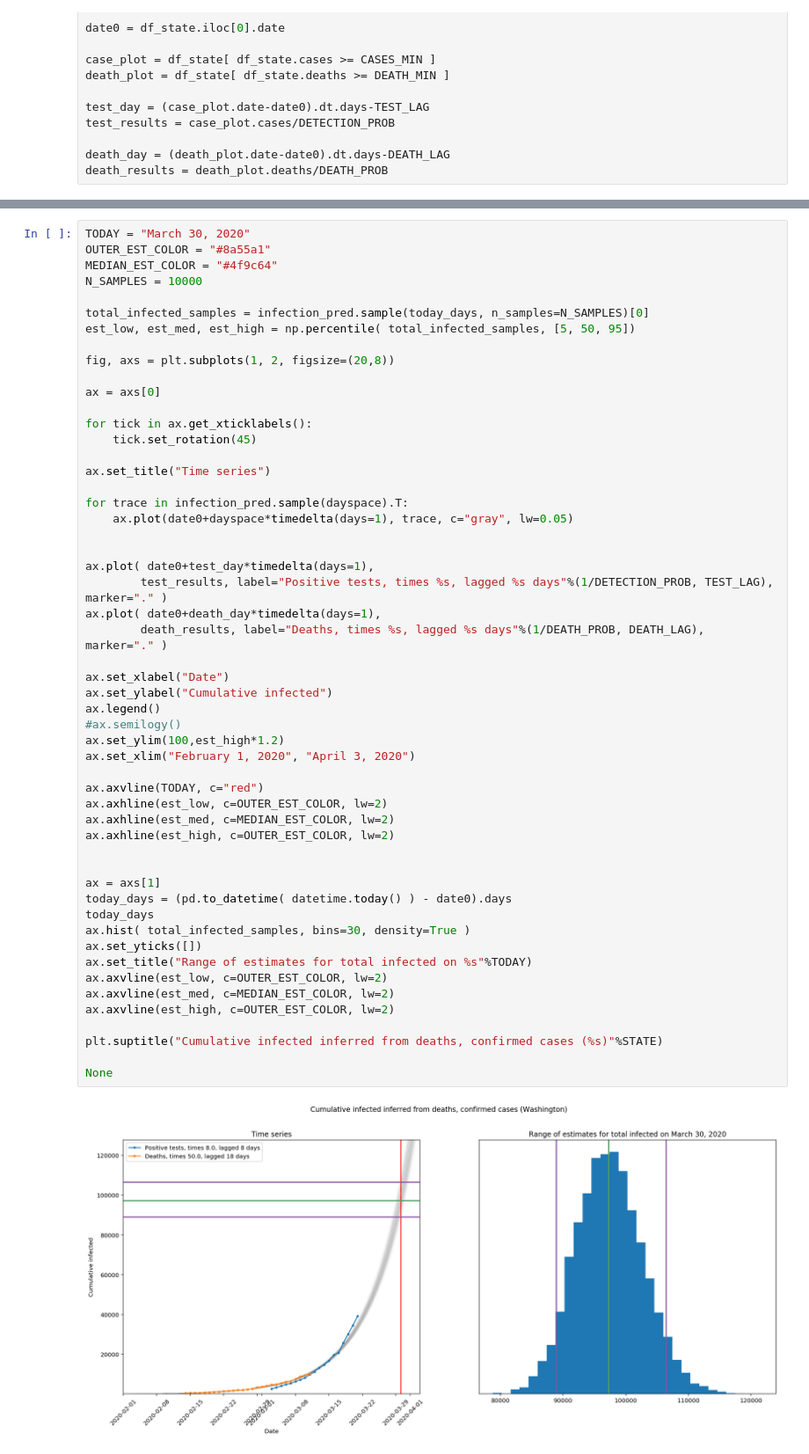
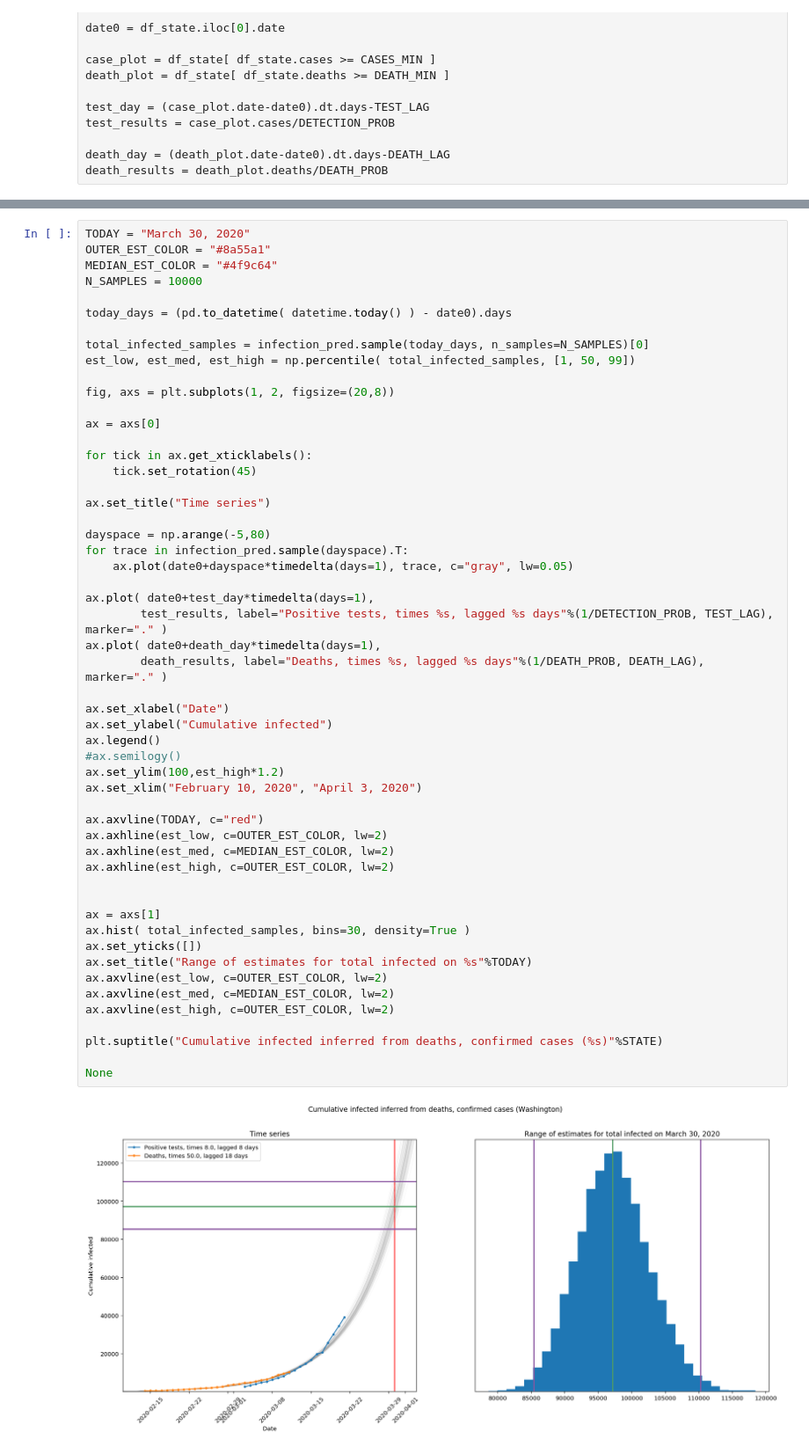
Before and after one commit to bmander/covid-notebooks, a Jupyter notebook: current_estimate.ipynb, the cells around one changed output, grey strips where cells are left out. Shown: that part at 88% size. Cells and saved outputs as stored; diff of their text form.

```diff
--- a/current_estimate.ipynb
+++ b/current_estimate.ipynb
@@ -148,8 +87,10 @@ OUTER_EST_COLOR = "#8a55a1"
 MEDIAN_EST_COLOR = "#4f9c64"
 N_SAMPLES = 10000
 
+today_days = (pd.to_datetime( datetime.today() ) - date0).days
+
 total_infected_samples = infection_pred.sample(today_days, n_samples=N_SAMPLES)[0]
-est_low, est_med, est_high = np.percentile( total_infected_samples, [5, 50, 95])
+est_low, est_med, est_high = np.percentile( total_infected_samples, [1, 50, 99])
 
 fig, axs = plt.subplots(1, 2, figsize=(20,8))
 
@@ -160,40 +101,38 @@ for tick in ax.get_xticklabels():
 
 ax.set_title("Time series")
 
+dayspace = np.arange(-5,80)
 for trace in infection_pred.sample(dayspace).T:
     ax.plot(date0+dayspace*timedelta(days=1), trace, c="gray", lw=0.05)
-
 
 ax.plot( date0+test_day*timedelta(days=1),
         test_results, label="Positive tests, times %s, lagged %s days"%(1/DETECTION_PROB, TEST_LAG), marker="." )
 ax.plot( date0+death_day*timedelta(days=1),
         death_results, label="Deaths, times %s, lagged %s days"%(1/DEATH_PROB, DEATH_LAG), marker="." )
 
 ax.set_xlabel("Date")
 ax.set_ylabel("Cumulative infected")
 ax.legend()
 #ax.semilogy()
 ax.set_ylim(100,est_high*1.2)
-ax.set_xlim("February 1, 2020", "April 3, 2020")
+ax.set_xlim("February 10, 2020", "April 3, 2020")
 
 ax.axvline(TODAY, c="red")
 ax.axhline(est_low, c=OUTER_EST_COLOR, lw=2)
 ax.axhline(est_med, c=MEDIAN_EST_COLOR, lw=2)
 ax.axhline(est_high, c=OUTER_EST_COLOR, lw=2)
 
 
 ax = axs[1]
-today_days = (pd.to_datetime( datetime.today() ) - date0).days
-today_days
 ax.hist( total_infected_samples, bins=30, density=True )
 ax.set_yticks([])
 ax.set_title("Range of estimates for total infected on %s"%TODAY)
 ax.axvline(est_low, c=OUTER_EST_COLOR, lw=2)
 ax.axvline(est_med, c=MEDIAN_EST_COLOR, lw=2)
 ax.axvline(est_high, c=OUTER_EST_COLOR, lw=2)
 
 plt.suptitle("Cumulative infected inferred from deaths, confirmed cases (%s)"%STATE)
 
 None
 # %% [output]
-[figure, old version]
+[figure, new version]
```
Also changed, not shown: parts of 17 cells of this notebook.
